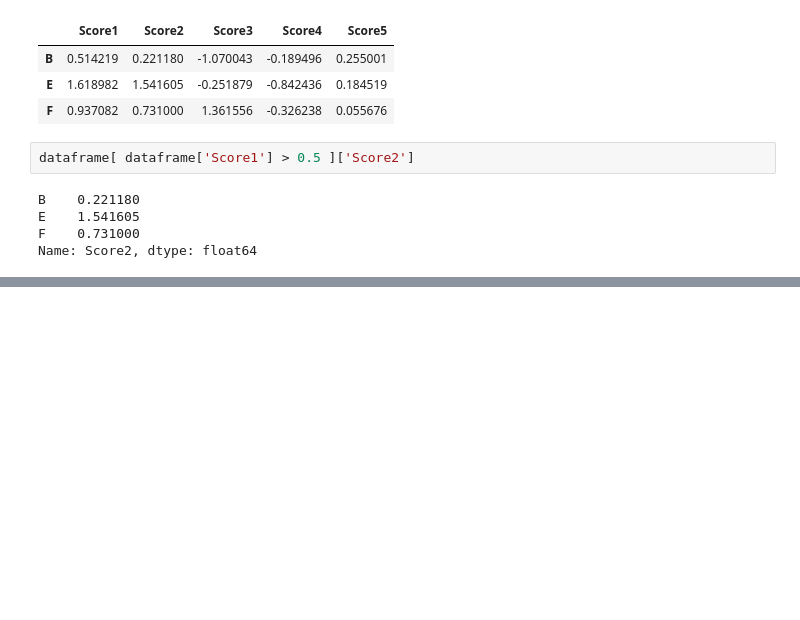
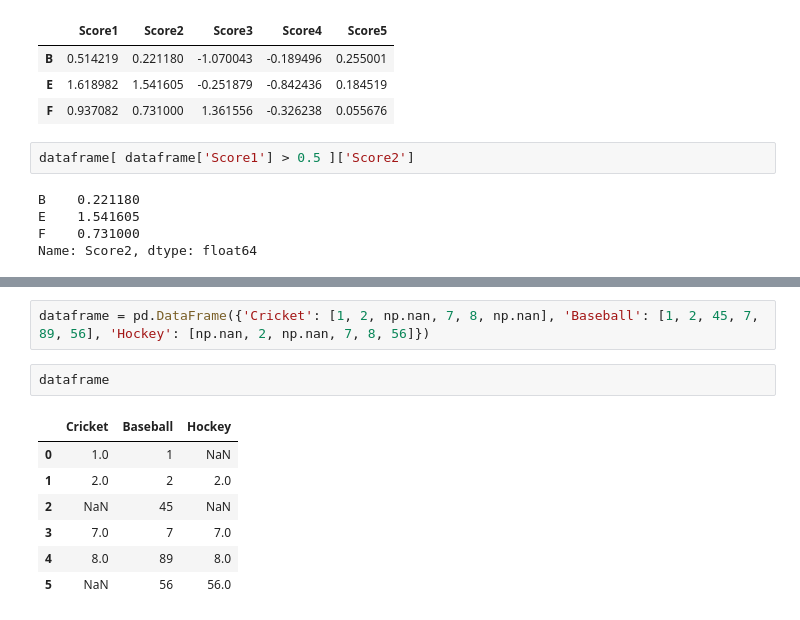
Before and after one commit to imhemantchaubey-zz/pandas-resources, a Jupyter notebook: pandas.ipynb, the cells around one changed output, grey strips where cells are left out. Drawn from its saved outputs; the diff is of its cells as text; blank space fills up the shorter version.

```diff
--- a/pandas.ipynb
+++ b/pandas.ipynb
@@ -424,0 +486,12 @@ dataframe[ dataframe['Score1'] > 0.5 ]['Score2'], ['Score5']
+# %%
+dataframe = pd.DataFrame({'Cricket': [1, 2, np.nan, 7, 8, np.nan], 'Baseball': [1, 2, 45, 7, 89, 56], 'Hockey': [np.nan, 2, np.nan, 7, 8, 56]})
+# %%
+dataframe
+# %% [output]
+|  | Cricket | Baseball | Hockey |
+| 0 | 1.0 | 1 | NaN |
+| 1 | 2.0 | 2 | 2.0 |
+| 2 | NaN | 45 | NaN |
+| 3 | 7.0 | 7 | 7.0 |
+| 4 | 8.0 | 89 | 8.0 |
+| 5 | NaN | 56 | 56.0 |
```
Also changed, not shown: parts of 17 cells of this notebook.
